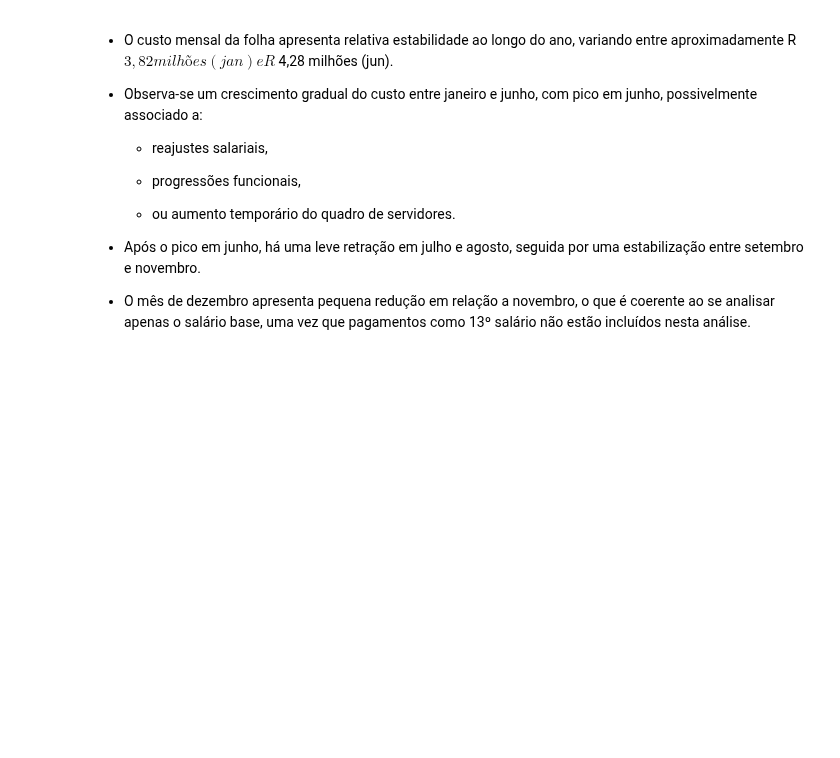
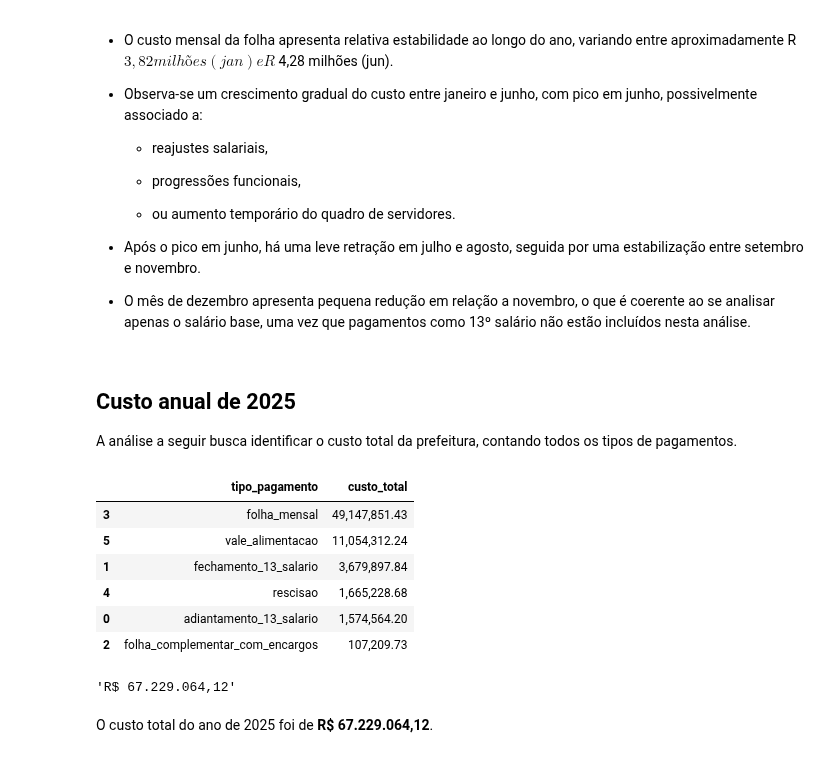
Before and after one commit to oguidenardi/folha_pagamento_santa_rita_2025, a Jupyter notebook: notebooks/04_exploratory_data_analysis.ipynb, the cells around one changed output. Cells and saved outputs as stored; diff of their text form; code cells hidden in the pictures; blank space fills up the shorter version.

```diff
--- a/notebooks/04_exploratory_data_analysis.ipynb
+++ b/notebooks/04_exploratory_data_analysis.ipynb
@@ -1017,3 +1017,32 @@ plt.show()
 - Após o pico em junho, há uma leve retração em julho e agosto, seguida por uma estabilização entre setembro e novembro.
 
 - O mês de dezembro apresenta pequena redução em relação a novembro, o que é coerente ao se analisar apenas o salário base, uma vez que pagamentos como 13º salário não estão incluídos nesta análise.
+# %% [markdown]
+## Custo anual de 2025
+
+A análise a seguir busca identificar o custo total da prefeitura, contando todos os tipos de pagamentos.
+# %%
+gasto_por_tipo = (
+    df_serv.groupby("tipo_pagamento")["proventos"]
+    .sum()
+    .reset_index(name="custo_total")
+    .sort_values("custo_total", ascending=False)
+)
+
+gasto_por_tipo
+# %% [output]
+|  | tipo_pagamento | custo_total |
+| 3 | folha_mensal | 49,147,851.43 |
+| 5 | vale_alimentacao | 11,054,312.24 |
+| 1 | fechamento_13_salario | 3,679,897.84 |
+| 4 | rescisao | 1,665,228.68 |
+| 0 | adiantamento_13_salario | 1,574,564.20 |
+| 2 | folha_complementar_com_encargos | 107,209.73 |
+# %%
+gasto_total_2025 = df_serv["proventos"].sum()
+gasto_total_2025_formatado = f"R$ {gasto_total_2025:,.2f}".replace(",", "X").replace(".", ",").replace("X", ".")
+gasto_total_2025_formatado
+# %% [output]
+'R$ 67.229.064,12'
+# %% [markdown]
+O custo total do ano de 2025 foi de **R$ 67.229.064,12**.
```
Also changed, not shown: parts of 1 cell of this notebook.
